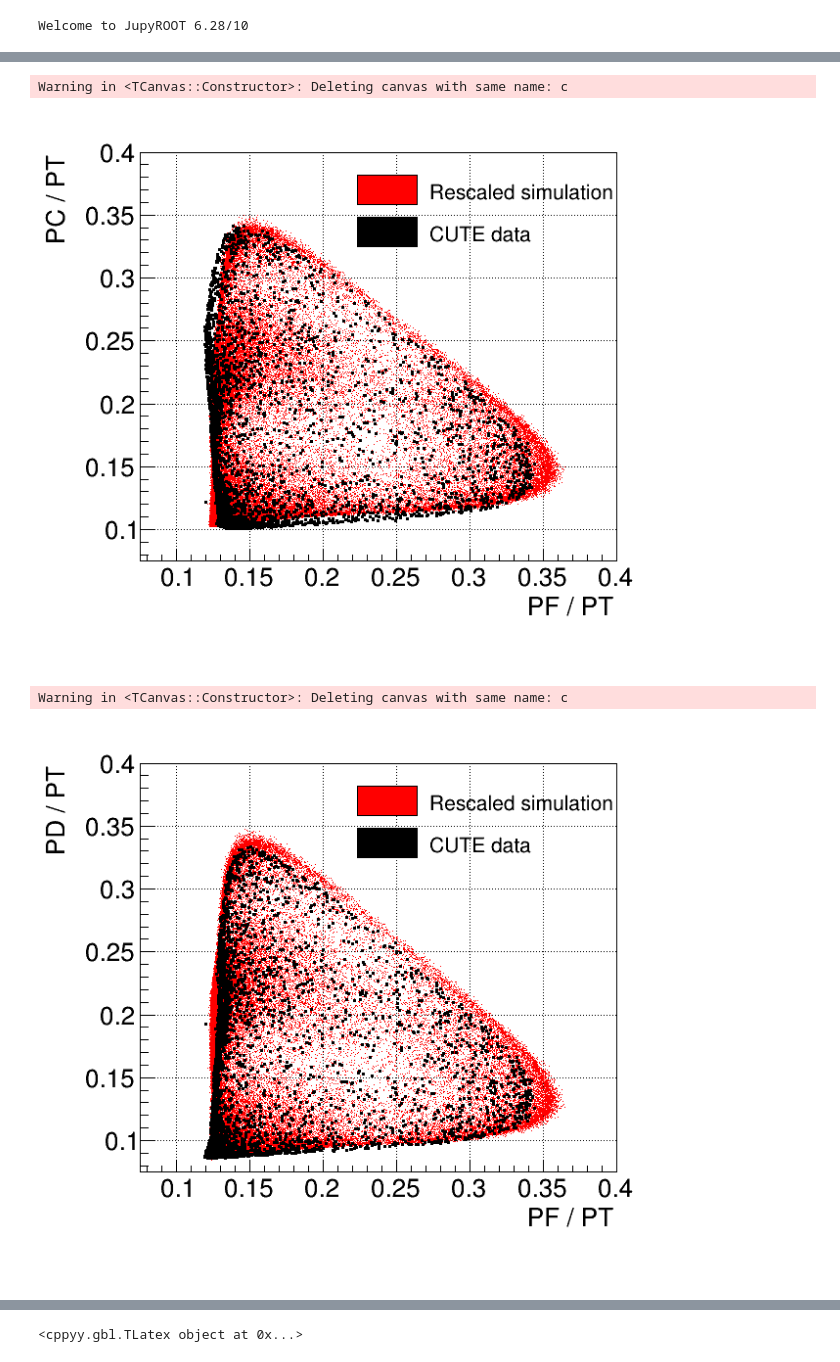
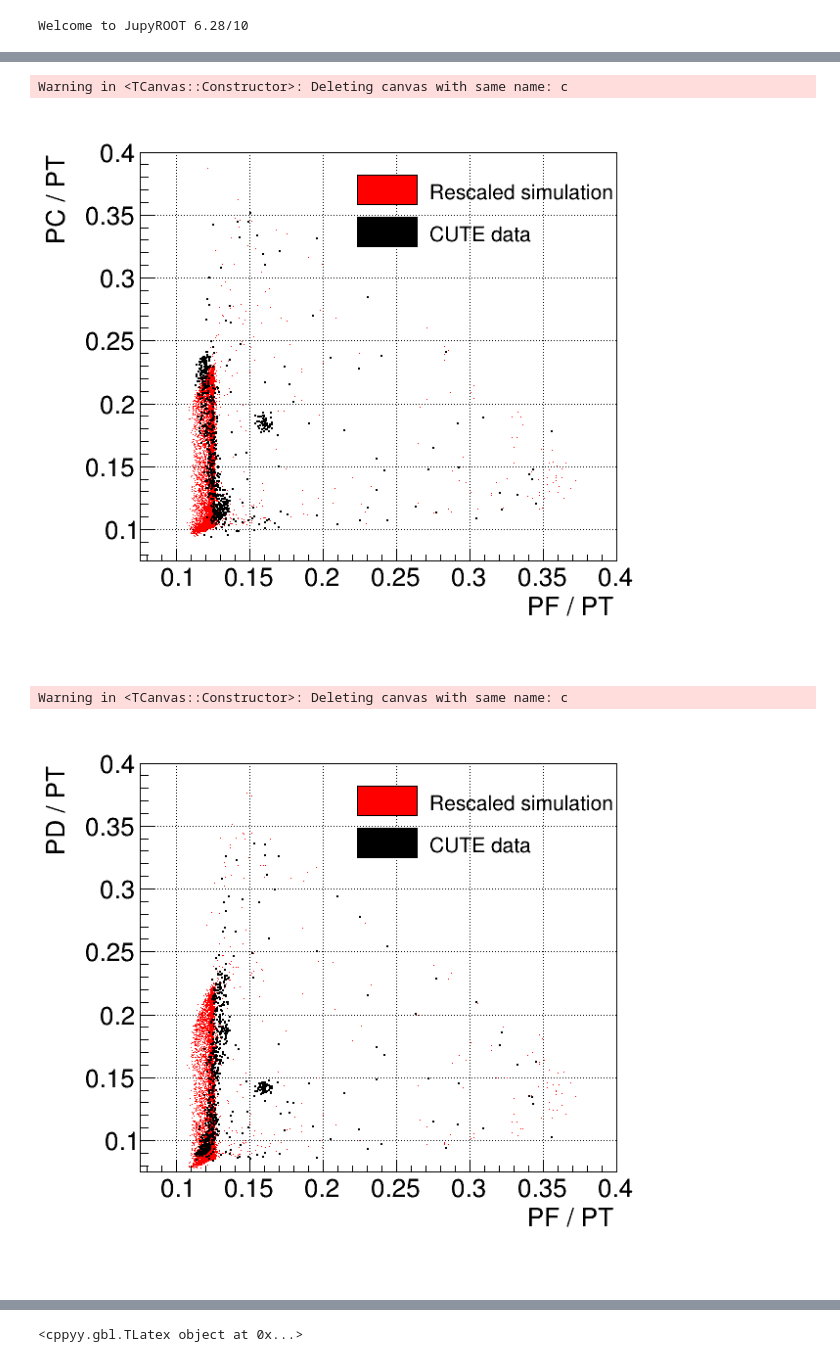
Before and after one commit to perry5334/CDMS, a Jupyter notebook: notebooks/BGM/cRadial_eff_nonlinrescale.ipynb, the cells around one changed output, grey strips where cells are left out. Drawn from its saved outputs; the diff is of its cells as text; code cells hidden in the pictures.

```diff
--- a/notebooks/BGM/cRadial_eff_nonlinrescale.ipynb
+++ b/notebooks/BGM/cRadial_eff_nonlinrescale.ipynb
@@ -183,6 +183,10 @@ RQs['data']['Lshell_cut'] = (RQs['data']['calib_PTOFamps'] < bounds['data']['L']
 ## Events inside the Ge-71 spectrum. Everything between -3 sigma of the L shell and +3 sigma of the K shell peaks.
 RQs['sim']['Ge71_cut']  = (RQs['sim']['calib_PTOFamps'] < bounds['sim']['K']['upper']) & (RQs['sim']['calib_PTOFamps'] > bounds['sim']['L']['lower'])
 RQs['data']['Ge71_cut'] = (RQs['data']['calib_PTOFamps'] < bounds['data']['K']['upper']) & (RQs['data']['calib_PTOFamps'] > bounds['data']['L']['lower'])
+
+## BG events inside the Ge-71 spectrum. Everything between +3 sigma of the L shell and -3 sigma of the K shell peaks.
+RQs['sim']['BG_cut']  = (RQs['sim']['calib_PTOFamps'] < bounds['sim']['K']['lower']) & (RQs['sim']['calib_PTOFamps'] > bounds['sim']['L']['upper'])
+RQs['data']['BG_cut'] = (RQs['data']['calib_PTOFamps'] < bounds['data']['K']['lower']) & (RQs['data']['calib_PTOFamps'] > bounds['data']['L']['upper'])
 # %%
 R = np.sqrt( (RQs['sim']['X']*1e3)**2 + (RQs['sim']['Y']*1e3)**2 )
 # %%
@@ -192,7 +196,7 @@ def rescale(E, PT, a, b, c):
 a = {'PAS1': -2, 'PBS1': -2.8, 'PCS1': 0, 'PDS1': 0, 'PES1': 0, 'PFS1': 0,
      'PAS2': -2, 'PBS2': -2.8, 'PCS2': 0, 'PDS2': 0, 'PES2': 0, 'PFS2': 0}
 
-b = {'PAS1': 0.78, 'PBS1': 1, 'PCS1': 0.6, 'PDS1': 0.6, 'PES1': 0.62, 'PFS1': 0.6,
+b = {'PAS1': 0.77, 'PBS1': 1, 'PCS1': 0.6, 'PDS1': 0.6, 'PES1': 0.62, 'PFS1': 0.6,
      'PAS2': 0.8, 'PBS2': 1, 'PCS2': 0.6, 'PDS2': 0.68, 'PES2': 0.65, 'PFS2': 0.65}
 
 c = {'PAS1': 0.03, 'PBS1': 0.023, 'PCS1': 0.038, 'PDS1': 0.03, 'PES1': 0.032, 'PFS1': 0.035,
@@ -230,31 +232,0 @@ plt.tight_layout()
-# %%
-channel = 'PBS2'
-cut = 'Kshell_cut'
-
-bins_start, bins_end, nbins = 0, 0.3, 100
-binwidth = np.round((bins_end - bins_start) / nbins, 3)
-
-hist = ROOplot(_xlabel=channel+"/PT", _ylabel="Normalized count / (" + str(binwidth) + ")", _ylim=True, _ylow=0, _yhigh=0.12)
-
-hist.createHist((RQs['sim'][channel+'OFamps']/RQs['sim']['PTOFamps'])[RQs['sim'][cut]], bins_start, bins_end, nbins, fillstyle=3002, width = 3, color=ROOT.kBlue, scale=sum(RQs['sim'][cut]), label="Simulation")
-hist.createHist((RQs['sim'][channel+'OFamps_smeared']/RQs['sim']['PTOFamps'])[RQs['sim'][cut]], bins_start, bins_end, nbins, fillstyle=3003, width = 3, color=ROOT.kRed, scale=sum(RQs['sim'][cut]), label="Rescaled simulation")
-hist.createHist((RQs['data'][channel+'OFamps']/RQs['data']['PTOFamps'])[RQs['data'][cut]], bins_start, bins_end, nbins, width = 2, color=ROOT.kBlack, scale=sum(RQs['data'][cut]), label="CUTE data")
-
-graphs = hist.getGraphs()
-hist.draw("HIST", "HIST ", grid=True)
-
-legend = ROOT.TLegend(0.45, 0.75, 0.9, 0.9)
-legend.SetBorderSize(0)
-legend.SetFillStyle(0)
-legend.SetTextSize(0.04)
-for g, label in graphs:
-    legend.AddEntry(g, label, "l")
-
-legend.Draw()
-
-latex = ROOT.TLatex()
-latex.SetNDC(True)
-latex.SetTextSize(0.05)
-latex.SetTextAlign(13)
-text = "#font[72]{" + channel + "}"
-latex.DrawLatex(0.18, 0.9, text)
@@ -338,10 +305,10 @@ Warning in <TCanvas::Constructor>: Deleting canvas with same name: c
 # %%
 scatter_sim = ROOplot(700, 600, _xlabel="PF / PT", _ylabel="PC / PT", _xlim=True, _xlow=0.075, _xhigh=0.4, _ylim=True, _ylow=0.075, _yhigh=0.4)
 
-cut = 'Kshell_cut'
+cut = 'BG_cut'
 
 scatter_sim.createScatter((RQs['sim']['F_smeared'])[RQs['sim'][cut]], (RQs['sim']['C_smeared'])[RQs['sim'][cut]], color = ROOT.kRed, label = "Rescaled simulation")
-scatter_sim.createScatter((RQs['data']['F'])[RQs['data'][cut]], (RQs['data']['C'])[RQs['data'][cut]], color = ROOT.kBlack, label = "CUTE data", size = 0.4)
+scatter_sim.createScatter((RQs['data']['F'])[RQs['data'][cut]], (RQs['data']['C'])[RQs['data'][cut]], color = ROOT.kBlack, label = "CUTE data", size = 0.3)
 
 scatter_sim.draw("AP", "P ", grid=True)
 
@@ -357,30 +324,30 @@ for g, label in graphs:
 legend.Draw()
 # %% [output]
 Warning in <TCanvas::Constructor>: Deleting canvas with same name: c
-[figure, old version]
+[figure, new version]
 # %%
 scatter_sim = ROOplot(700, 600, _xlabel="PF / PT", _ylabel="PD / PT", _xlim=True, _xlow=0.075, _xhigh=0.4, _ylim=True, _ylow=0.075, _yhigh=0.4)
 
-cut = 'Kshell_cut'
+cut = 'BG_cut'
 
 scatter_sim.createScatter((RQs['sim']['F_smeared'])[RQs['sim'][cut]], (RQs['sim']['D_smeared'])[RQs['sim'][cut]], color = ROOT.kRed, label = "Rescaled simulation")
-scatter_sim.createScatter((RQs['data']['F'])[RQs['data'][cut]], (RQs['data']['D'])[RQs['data'][cut]], color = ROOT.kBlack, label = "CUTE data", size = 0.4)
+scatter_sim.createScatter((RQs['data']['F'])[RQs['data'][cut]], (RQs['data']['D'])[RQs['data'][cut]], color = ROOT.kBlack, label = "CUTE data", size = 0.3)
 
 scatter_sim.draw("AP", "P ", grid=True)
 
 graphs = scatter_sim.getGraphs()
 
 legend = ROOT.TLegend(0.45, 0.75, 0.95, 0.9)
 legend.SetBorderSize(0)
 legend.SetFillStyle(0)
 legend.SetTextSize(0.04)
 for g, label in graphs:
     legend.AddEntry(g, label, "f")
 
 legend.Draw()
 # %% [output]
 Warning in <TCanvas::Constructor>: Deleting canvas with same name: c
-[figure, old version]
+[figure, new version]
 # %%
 scatter_sim = ROOplot(700, 600, _xlabel="PB / PT", _ylabel="PA / PT", _xlim=True, _xlow=0.1, _xhigh=0.25, _ylim=True, _ylow=0.1, _yhigh=0.25)
 
```
Also changed, not shown: parts of 7 cells of this notebook, 4 other files.
